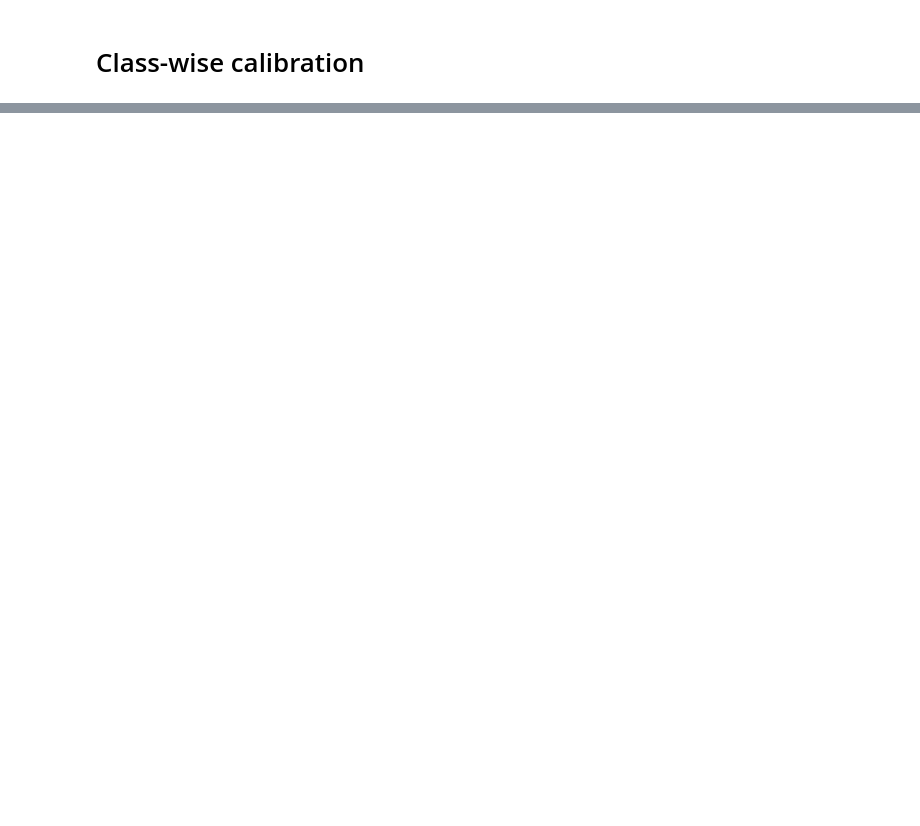
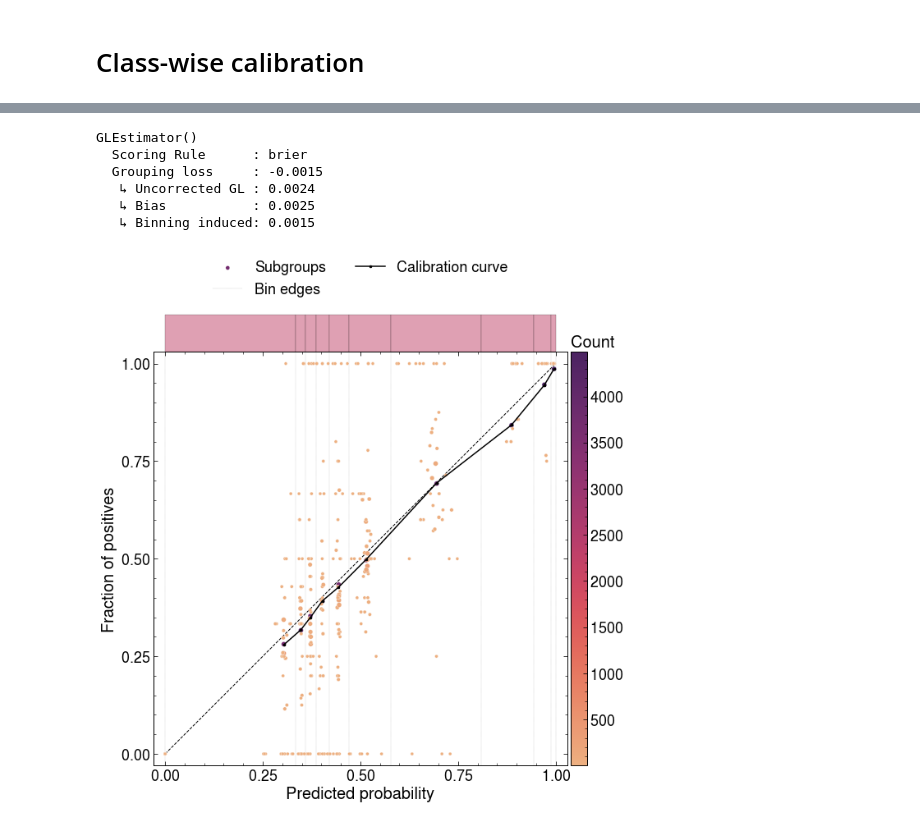
Before and after one commit to choisant/imcalML, a Jupyter notebook: notebooks/calibration.ipynb, the cells around one changed output, grey strips where cells are left out. Saved outputs shown, nothing was run; the diff lists cells and outputs as text; code cells hidden in the pictures; blank space fills up the shorter version.

```diff
--- a/notebooks/calibration.ipynb
+++ b/notebooks/calibration.ipynb
@@ -188,0 +203,7 @@ Text(0, 0.5, 'True probabilities')
+# %%
+from glest.core import GLEstimator
+glest = GLEstimator(predicted_conf, partitioner="decision_tree", train_size=0.5, random_state=0)
+# %%
+testpaths = [Path(path) for path in TEST_DATAPATHS]
+test_data = Hdf5Dataset(testpaths, TEST_LABELS, DEVICE,
+                        shuffle=False, filters=[None], transform=None, event_limit=TEST_N_EVENTS)
@@ -188,0 +223,2 @@ Text(0, 0.5, 'True probabilities')
+# %%
+data_X = [torch.swapaxes(data[0], -3, -1).flatten() for data in test_data]
@@ -188,0 +233,2 @@ Text(0, 0.5, 'True probabilities')
+# %%
+glest.fit(data_X, correct_conf)
@@ -188,0 +254,17 @@ Text(0, 0.5, 'True probabilities')
+# %%
+from glest.core import Partitioner
+
+partitioner = Partitioner.from_name("decision_tree", n_bins=10, strategy="quantile")
+
+glest = GLEstimator(predicted_conf, partitioner=partitioner, train_size=0.5, random_state=0)
+glest.fit(data_X, correct_conf)
+fig = glest.plot(fig_kw=dict(figsize=(10, 10)))
+print(glest)
+# %% [output]
+GLEstimator()
+  Scoring Rule      : brier
+  Grouping loss     : -0.0015
+   ↳ Uncorrected GL : 0.0024
+   ↳ Bias           : 0.0025
+   ↳ Binning induced: 0.0015
+[figure, added]
```
Also changed, not shown: parts of 14 cells of this notebook, 46 other files.
